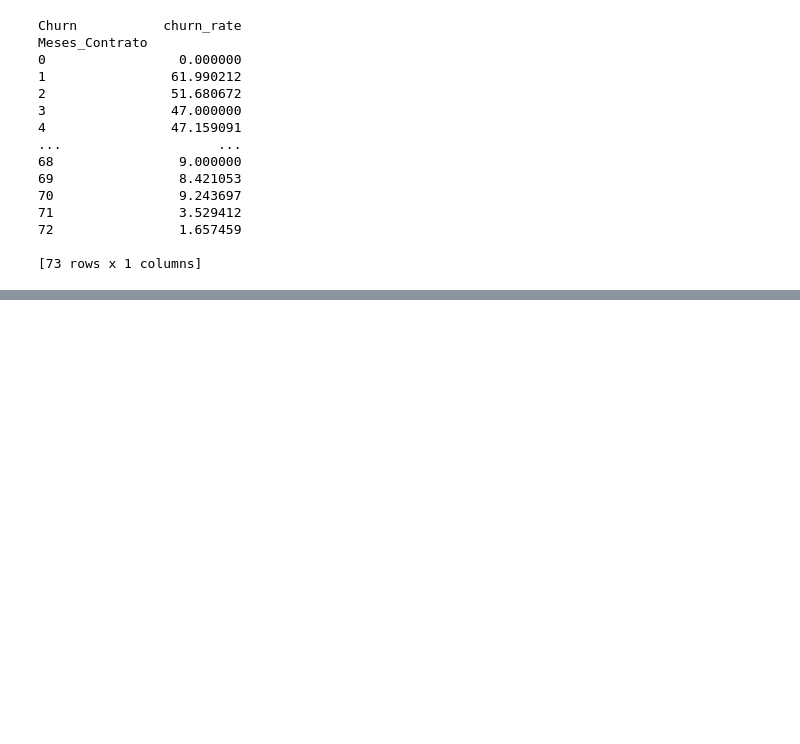
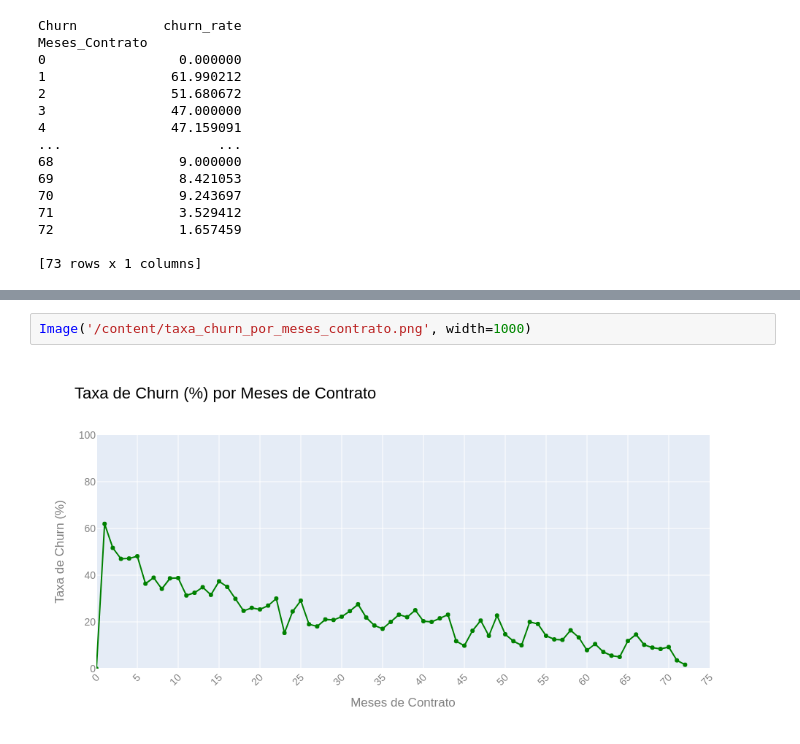
Before and after one commit to rodrigosergiosilva/challenge-telecom-x, a Jupyter notebook: TelecomX_BR.ipynb, the cells around one changed output, grey strips where cells are left out. Drawn from its saved outputs; the diff is of its cells as text; blank space fills up the shorter version.

```diff
--- a/TelecomX_BR.ipynb
+++ b/TelecomX_BR.ipynb
@@ -651,0 +718,4 @@ fig.show()
+# %%
+Image('/content/taxa_churn_por_meses_contrato.png', width=1000)
+# %% [output]
+[figure, added]
```
Also changed, not shown: parts of 15 cells of this notebook.
